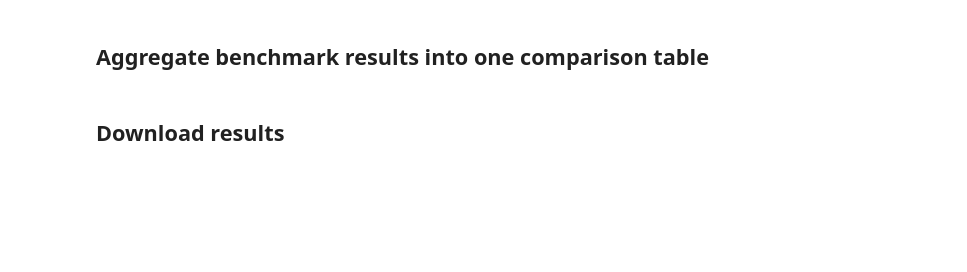
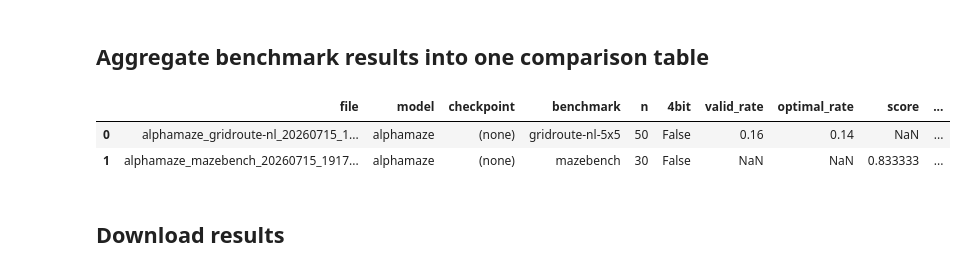
Before and after one commit to Vedang-P/chess-slm-benchmark, a Jupyter notebook: notebooks/kaggle_train.ipynb, the cells around one changed output. Cells and saved outputs as stored; diff of their text form; code cells hidden in the pictures; blank space fills up the shorter version.

```diff
--- a/notebooks/kaggle_train.ipynb
+++ b/notebooks/kaggle_train.ipynb
@@ -377,37 +1451,37 @@ summary_df
 # %%
 import glob
 
 rows = []
 for path in sorted(glob.glob("./results/eval/*.json")):
     try:
         with open(path) as f:
             d = json.load(f)
     except (json.JSONDecodeError, OSError) as e:
         print(f"Skipping unreadable results file {path}: {e}")
         continue
     label = path.split("/")[-1]
-    # complete defaults True for older result files written before eval.py
-    # saved incrementally -- those were only ever written once, at the end,
-    # so a file existing at all meant it finished.
     row = {"file": label, "model": d.get("model"), "checkpoint": d.get("checkpoint") or "(none)",
-           "benchmark": d.get("benchmark"), "n": d.get("n"), "n_completed": d.get("n_completed", d.get("n")),
-           "complete": d.get("complete", True),
+           "benchmark": d.get("benchmark"), "n": d.get("n"),
            "4bit": d.get("load_in_4bit")}  # AlphaMaze rows are always False (enforced in eval.py);
                                             # False Gemma 4 rows are the Phase 1b ablation
     if "mazebench" in d.get("benchmark", ""):
         row["score"] = d.get("accuracy")
         row["used_official_scoring"] = d.get("used_official_scoring")
     else:
         row["valid_rate"] = d.get("valid_rate")
         row["optimal_rate"] = d.get("optimal_rate")
     rows.append(row)
 
 results_df = pd.DataFrame(rows)
 if not results_df.empty:
     results_df.to_csv("./results/comparison_table.csv", index=False)
 else:
     print("No eval result files found yet in ./results/eval/ -- nothing to aggregate.")
 results_df
+# %% [output]
+|  | file | model | checkpoint | benchmark | n | 4bit | valid_rate | optimal_rate | score | ... |
+| 0 | alphamaze_gridroute-nl_20260715_1... | alphamaze | (none) | gridroute-nl-5x5 | 50 | False | 0.16 | 0.14 | NaN | ... |
+| 1 | alphamaze_mazebench_20260715_1917... | alphamaze | (none) | mazebench | 30 | False | NaN | NaN | 0.833333 | ... |
 # %% [markdown]
 ## Download results
 # %%
```
Also changed, not shown: parts of 26 cells of this notebook.
